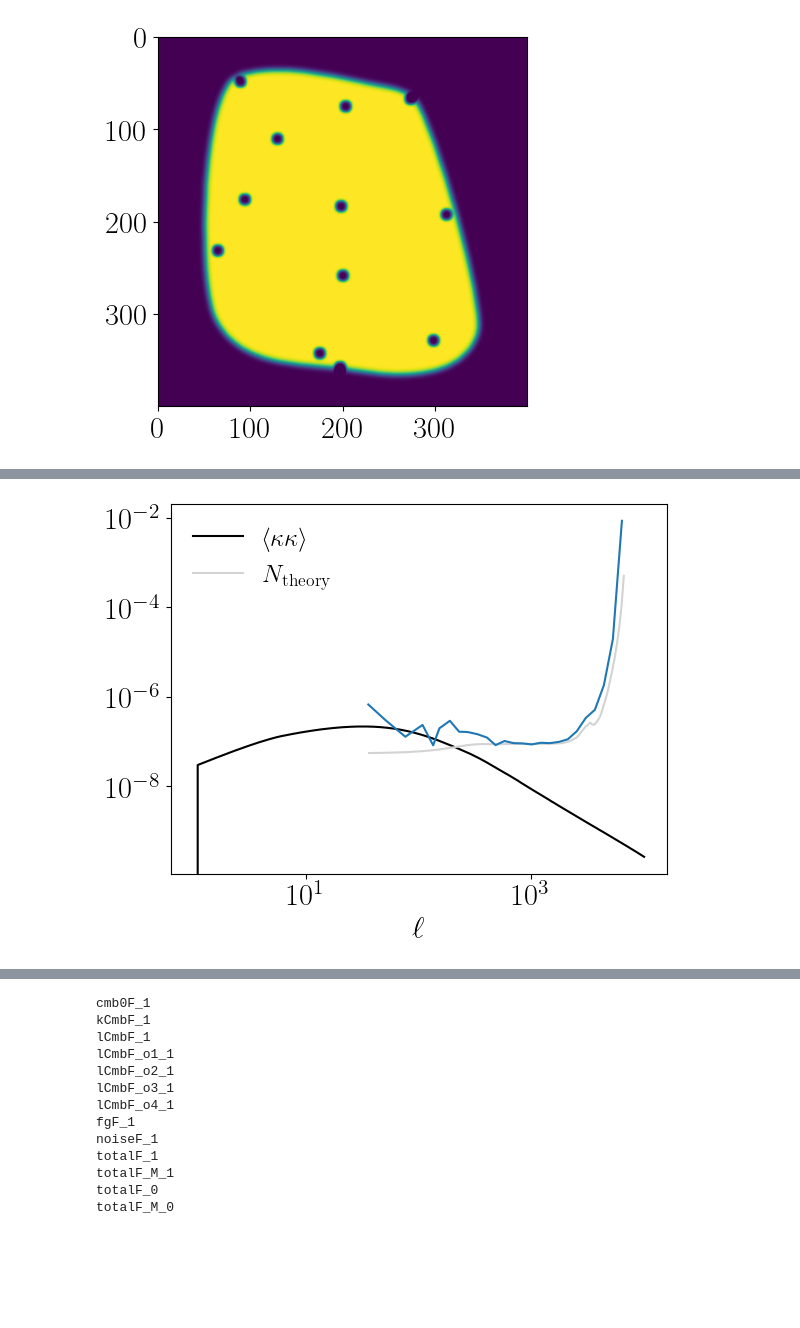
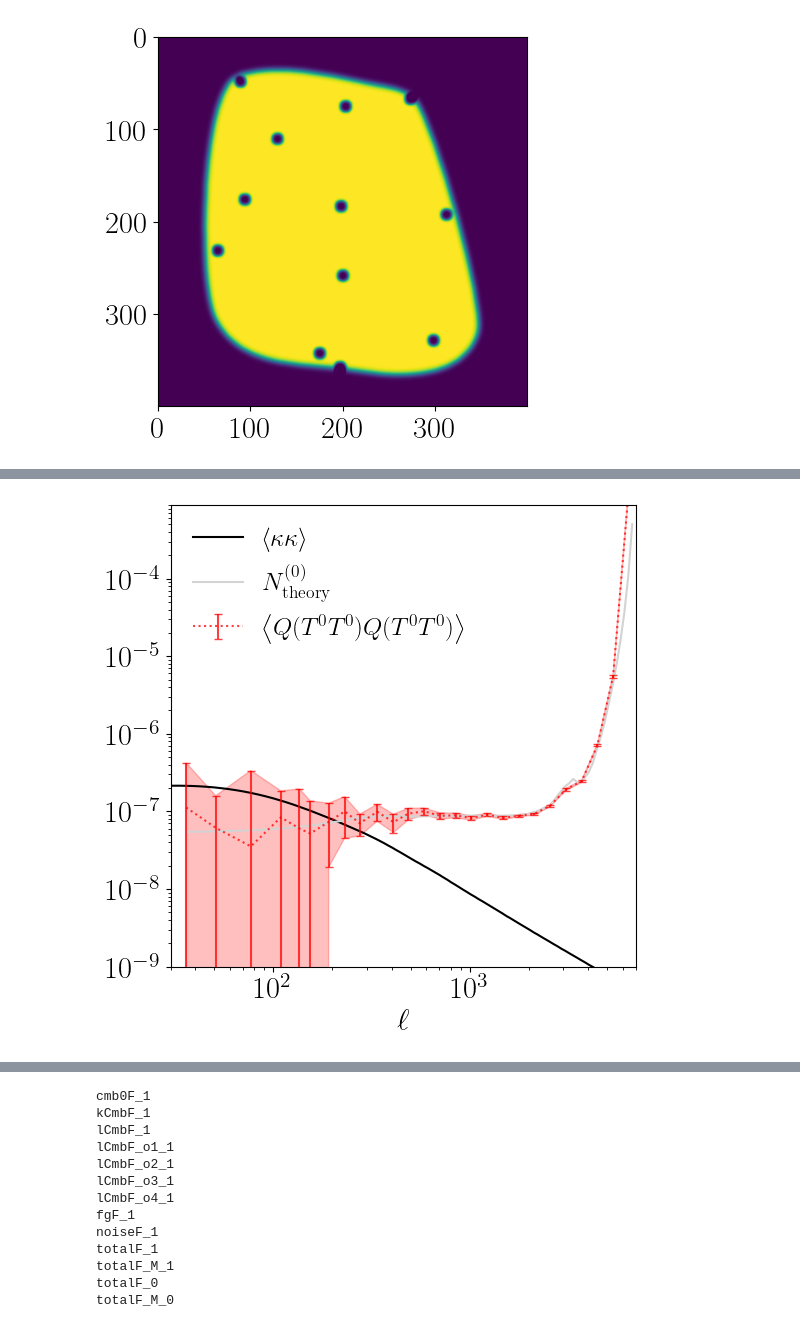
Before and after one commit to DelonShen/LensQuEst, a Jupyter notebook: dev/scratch_gen_map_sims.ipynb, the cells around one changed output, grey strips where cells are left out. Saved outputs shown, nothing was run; the diff lists cells and outputs as text; code cells hidden in the pictures; blank space fills up the shorter version.

```diff
--- a/dev/scratch_gen_map_sims.ipynb
+++ b/dev/scratch_gen_map_sims.ipynb
@@ -247,3 +330,4 @@ plt.imshow(baseMap.inverseFourier(data['kCmbF_1'][1]))
 # %%
-lCen, Cl, sCl = baseMap.powerSpectrum(dataFourier=qT0T0)
-lCen2, Cl2, sCl2 = baseMap.powerSpectrum(dataFourier=qT0T1+qT1T0)
+lCen, Cl, sCl = baseMap.powerSpectrum(dataFourier=qT0T1+qT1T0, plot=True,
+                                      theory=[p2d_cmblens.fPinterp, Ntheory],
+                                     theory_l=['kk', 'N0'])
@@ -249,0 +362,2 @@ lCen2, Cl2, sCl2 = baseMap.powerSpectrum(dataFourier=qT0T1+qT1T0)
+# %%
+lCen2, Cl2, sCl2 = baseMap.powerSpectrum(dataFourier=qT0T0, plot=True, theory=[p2d_cmblens.fPinterp, Ntheory])
@@ -250,23 +402,35 @@ lCen2, Cl2, sCl2 = baseMap.powerSpectrum(dataFourier=qT0T1+qT1T0)
 # %%
 assert(all(lCen==lCen2))
 Cl_tot = Cl2
 ell = baseMap.l.flatten()
 
-fig,ax = plt.subplots(nrows=1)
+fig,ax = plt.subplots(nrows=1, figsize=(6,6))
+
 theory=[p2d_cmblens.fPinterp, Ntheory]
-theory_l=[r'$\big<\kappa\kappa\big>$', r'$N_{\rm theory}$']
+theory_l=[r'$\big<\kappa\kappa\big>$', r'$N^{(0)}_{\rm theory}$']
 theory_s=['black', 'lightgrey']
 for f,l,sty in zip(theory, theory_l, theory_s):
     L = np.logspace(np.log10(1.), np.log10(np.max(ell)), 201, 10.)
     ClExpected = np.array(list(map(f, L)))
     ax.plot(L, ClExpected, sty, label=l)
 
 Ipos = np.where(Cl_tot>=1e-18)
-ax.plot(lCen[Ipos], Cl_tot[Ipos])
+ax.errorbar(lCen[Ipos], (Cl_tot[Ipos]), yerr=sCl[Ipos], c='red', alpha=.75,
+            fmt=':', capsize=3, capthick=1, label=r'$\left<Q(T^0T^0)Q(T^0T^0) \right>$')
+tmp_data = {
+    'x': lCen[Ipos],
+    'y1': [y - e for y, e in zip((Cl_tot[Ipos]), sCl[Ipos])],
+    'y2': [y + e for y, e in zip((Cl_tot[Ipos]), sCl[Ipos])]}
+ax.fill_between(**tmp_data, color='red', alpha=.25)
+
+
 
 ax.legend(frameon=False)
 ax.set_xscale('log')
 ax.set_xlabel(r'$\ell$')
 ax.set_yscale('log')
+ax.set_xlim(30,2*lMax)
+ax.set_ylim(1e-9,.9e-3)
+plt.savefig('figures/qt0t0.pdf', bbox_inches='tight')
 # %% [output]
-[figure, old version]
+[figure, new version]
```
Also changed, not shown: parts of 24 cells of this notebook, 11 other files.
